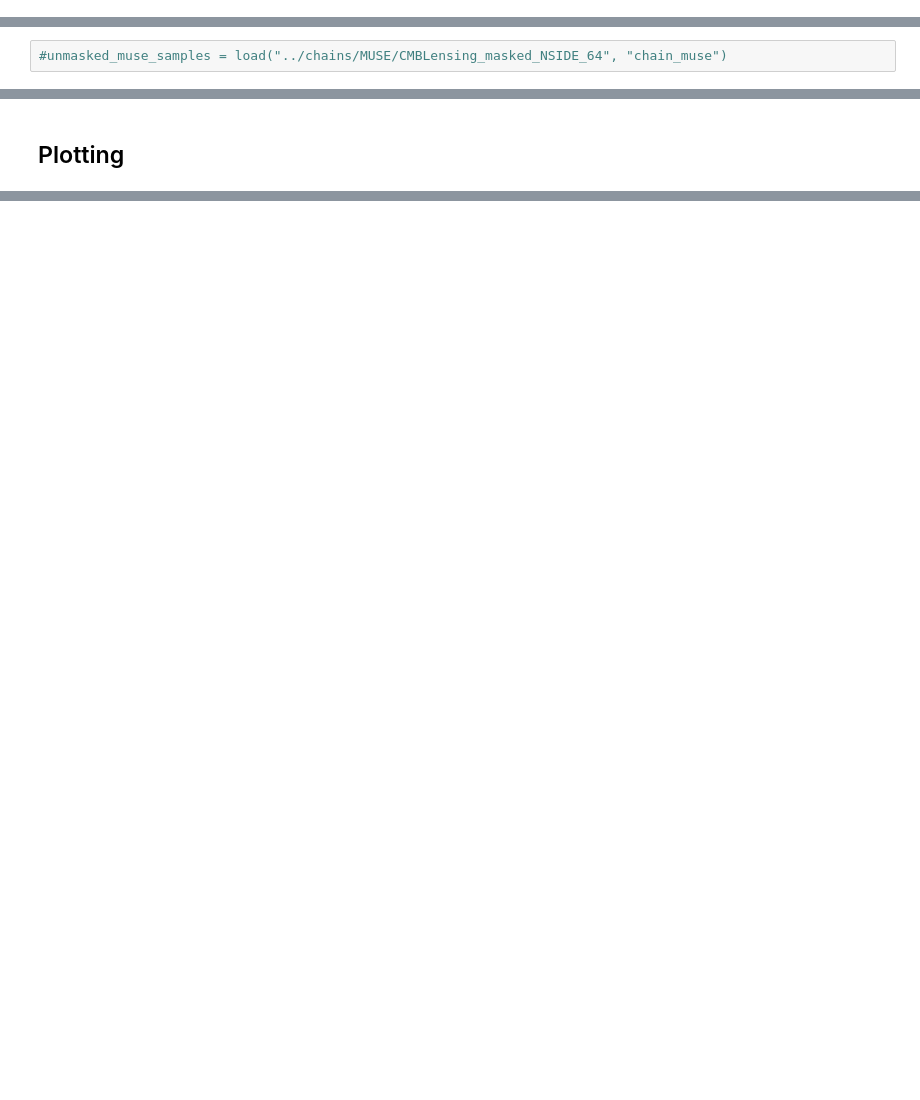
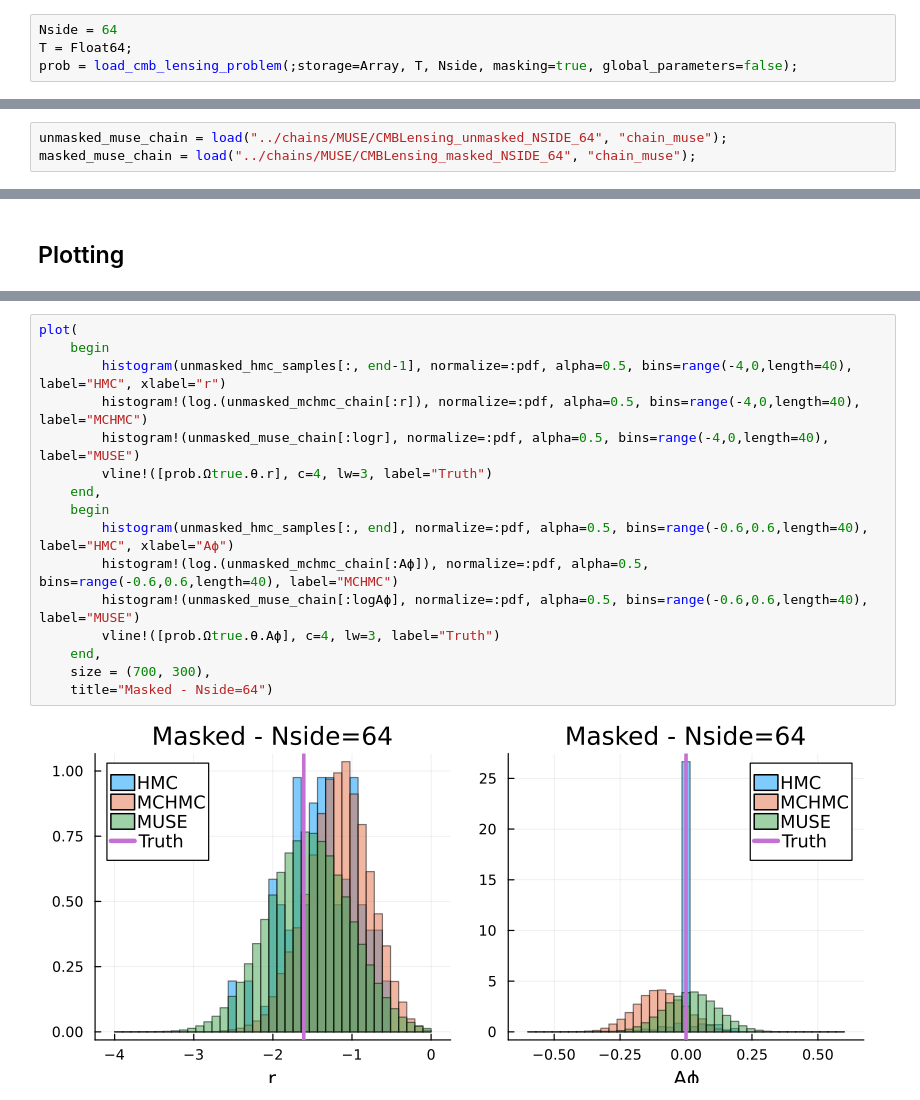
Before and after one commit to JaimeRZP/CMBLensing_MicroCanonicalHMC.jl, a Jupyter notebook: examples/Plotting.ipynb, the cells around one changed output, grey strips where cells are left out. Cells and saved outputs as stored; diff of their text form; blank space fills up the shorter version.

```diff
--- a/examples/Plotting.ipynb
+++ b/examples/Plotting.ipynb
@@ -13,3 +15,7 @@ using Revise, Adapt, CMBLensing, CMBLensingInferenceTestProblem, CUDA, JLD2, LaT
+# %%
+Nside = 64
+T = Float64;
+prob = load_cmb_lensing_problem(;storage=Array, T, Nside, masking=true, global_parameters=false);
 # %% [markdown]
 ## Samples
 # %%
@@ -20,6 +26,7 @@ end
 # %% [output]
 make_chain (generic function with 1 method)
 # %%
-#unmasked_muse_samples = load("../chains/MUSE/CMBLensing_masked_NSIDE_64", "chain_muse")
+unmasked_muse_chain = load("../chains/MUSE/CMBLensing_unmasked_NSIDE_64", "chain_muse");
+masked_muse_chain = load("../chains/MUSE/CMBLensing_masked_NSIDE_64", "chain_muse");
 # %%
 unmasked_hmc_samples = load("../chains/HMC/CMBLensing_unmasked", "_samples_hmc")
@@ -102,0 +75,18 @@ LoadError: UndefVarError: `unmasked_mchmc_chain` not defined
+# %%
+plot(
+    begin
+        histogram(unmasked_hmc_samples[:, end-1], normalize=:pdf, alpha=0.5, bins=range(-4,0,length=40), label="HMC", xlabel="r")
+        histogram!(log.(unmasked_mchmc_chain[:r]), normalize=:pdf, alpha=0.5, bins=range(-4,0,length=40), label="MCHMC")
+        histogram!(unmasked_muse_chain[:logr], normalize=:pdf, alpha=0.5, bins=range(-4,0,length=40), label="MUSE")
+        vline!([prob.Ωtrue.θ.r], c=4, lw=3, label="Truth")
+    end,
+    begin
+        histogram(unmasked_hmc_samples[:, end], normalize=:pdf, alpha=0.5, bins=range(-0.6,0.6,length=40), label="HMC", xlabel="Aϕ")
+        histogram!(log.(unmasked_mchmc_chain[:Aϕ]), normalize=:pdf, alpha=0.5, bins=range(-0.6,0.6,length=40), label="MCHMC")
+        histogram!(unmasked_muse_chain[:logAϕ], normalize=:pdf, alpha=0.5, bins=range(-0.6,0.6,length=40), label="MUSE")
+        vline!([prob.Ωtrue.θ.Aϕ], c=4, lw=3, label="Truth")
+    end,
+    size = (700, 300),
+    title="Masked - Nside=64")
+# %% [output]
+[figure, added]
```
Also changed, not shown: parts of 17 cells of this notebook.
